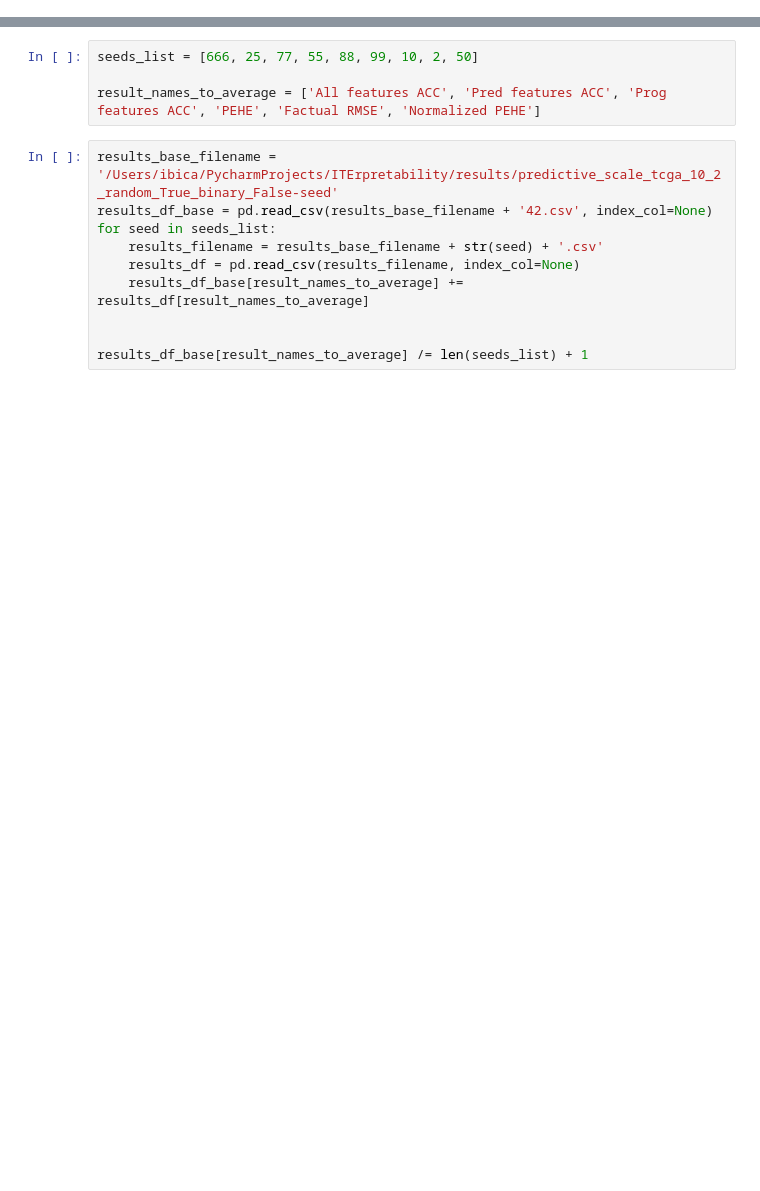
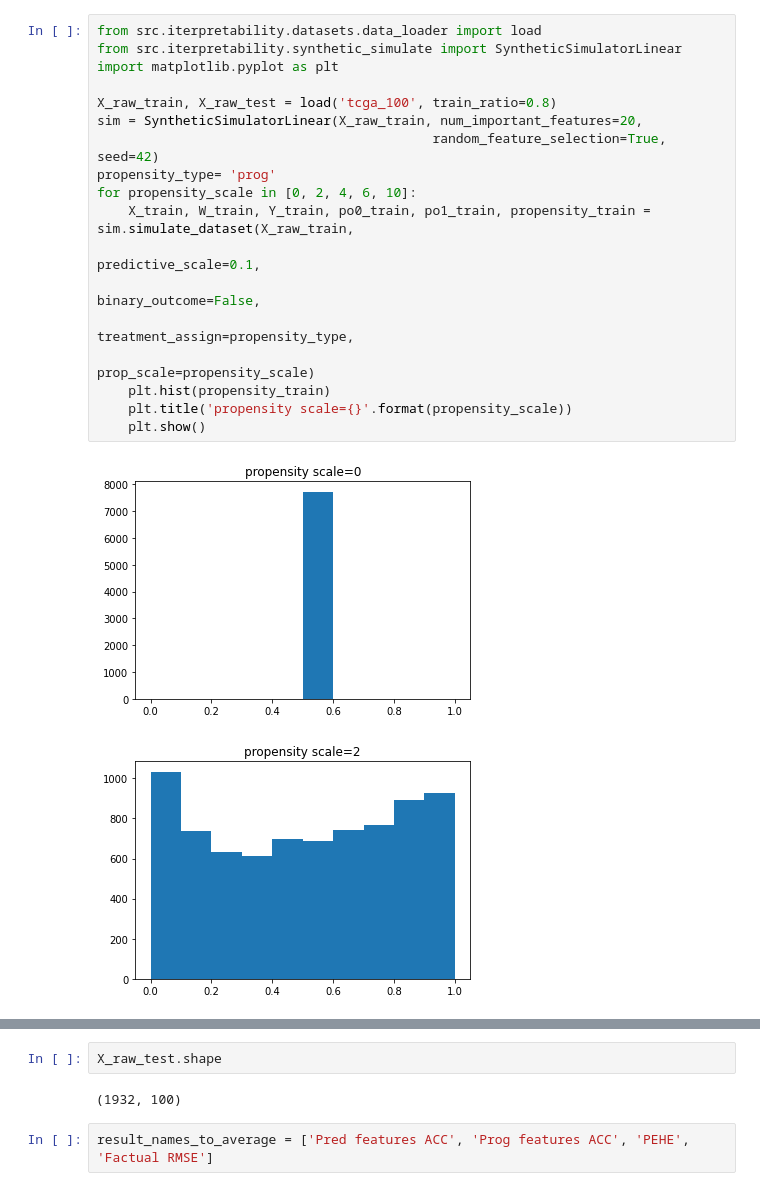
Before and after one commit to JonathanCrabbe/ITErpretability, a Jupyter notebook: analyze_results.ipynb, the cells around one changed output, grey strips where cells are left out. Drawn from its saved outputs; the diff is of its cells as text; blank space fills up the shorter version.

```diff
--- a/analyze_results.ipynb
+++ b/analyze_results.ipynb
@@ -18,2 +14,23 @@ from iterpretability.utils import (
     dataframe_line_plot,
 )
+# %%
+from src.iterpretability.datasets.data_loader import load
+from src.iterpretability.synthetic_simulate import SyntheticSimulatorLinear
+import matplotlib.pyplot as plt
+
+X_raw_train, X_raw_test = load('tcga_100', train_ratio=0.8)
+sim = SyntheticSimulatorLinear(X_raw_train, num_important_features=20,
+                                           random_feature_selection=True, seed=42)
+propensity_type= 'prog'
+for propensity_scale in [0, 2, 4, 6, 10]:
+    X_train, W_train, Y_train, po0_train, po1_train, propensity_train = sim.simulate_dataset(X_raw_train,
+                                                                                                     predictive_scale=0.1,
+                                                                                                     binary_outcome=False,
+                                                                                                     treatment_assign=propensity_type,
+                                                                                                     prop_scale=propensity_scale)
+    plt.hist(propensity_train)
+    plt.title('propensity scale={}'.format(propensity_scale))
+    plt.show()
+# %% [output]
+[figure, added]
+[figure, added]
@@ -20,14 +40,6 @@ from iterpretability.utils import (
+# %%
+X_raw_test.shape
+# %% [output]
+(1932, 100)
 # %%
-seeds_list = [666, 25, 77, 55, 88, 99, 10, 2, 50]
-
-result_names_to_average = ['All features ACC', 'Pred features ACC', 'Prog features ACC', 'PEHE', 'Factual RMSE', 'Normalized PEHE']
+result_names_to_average = ['Pred features ACC', 'Prog features ACC', 'PEHE', 'Factual RMSE']
-# %%
-results_base_filename = '/Users/ibica/PycharmProjects/ITErpretability/results/predictive_scale_tcga_10_2_random_True_binary_False-seed'
-results_df_base = pd.read_csv(results_base_filename + '42.csv', index_col=None)
-for seed in seeds_list:
-    results_filename = results_base_filename + str(seed) + '.csv'
-    results_df = pd.read_csv(results_filename, index_col=None)
-    results_df_base[result_names_to_average] += results_df[result_names_to_average]
-
-
-results_df_base[result_names_to_average] /= len(seeds_list) + 1
```
Also changed, not shown: parts of 32 cells of this notebook, 2 other files.
